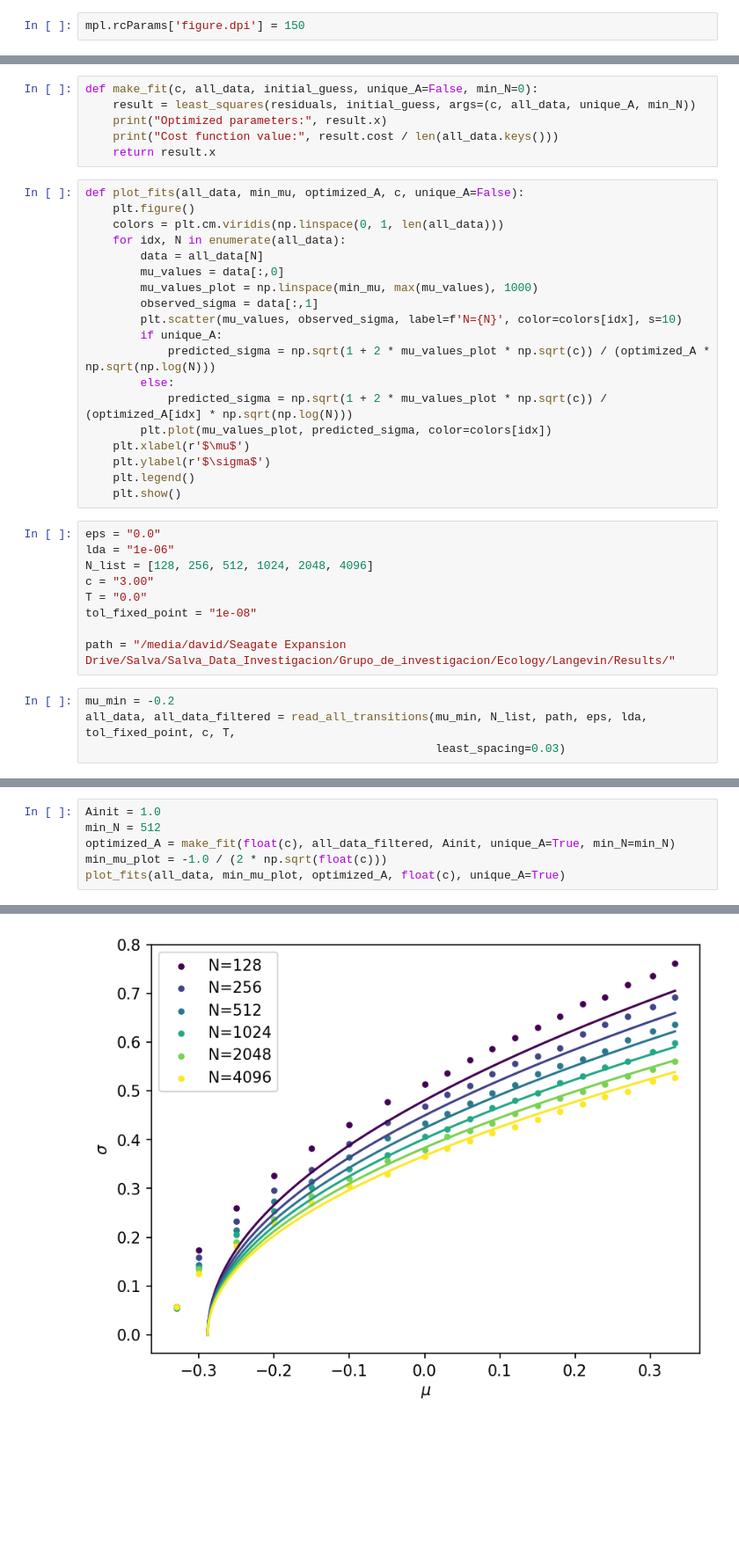
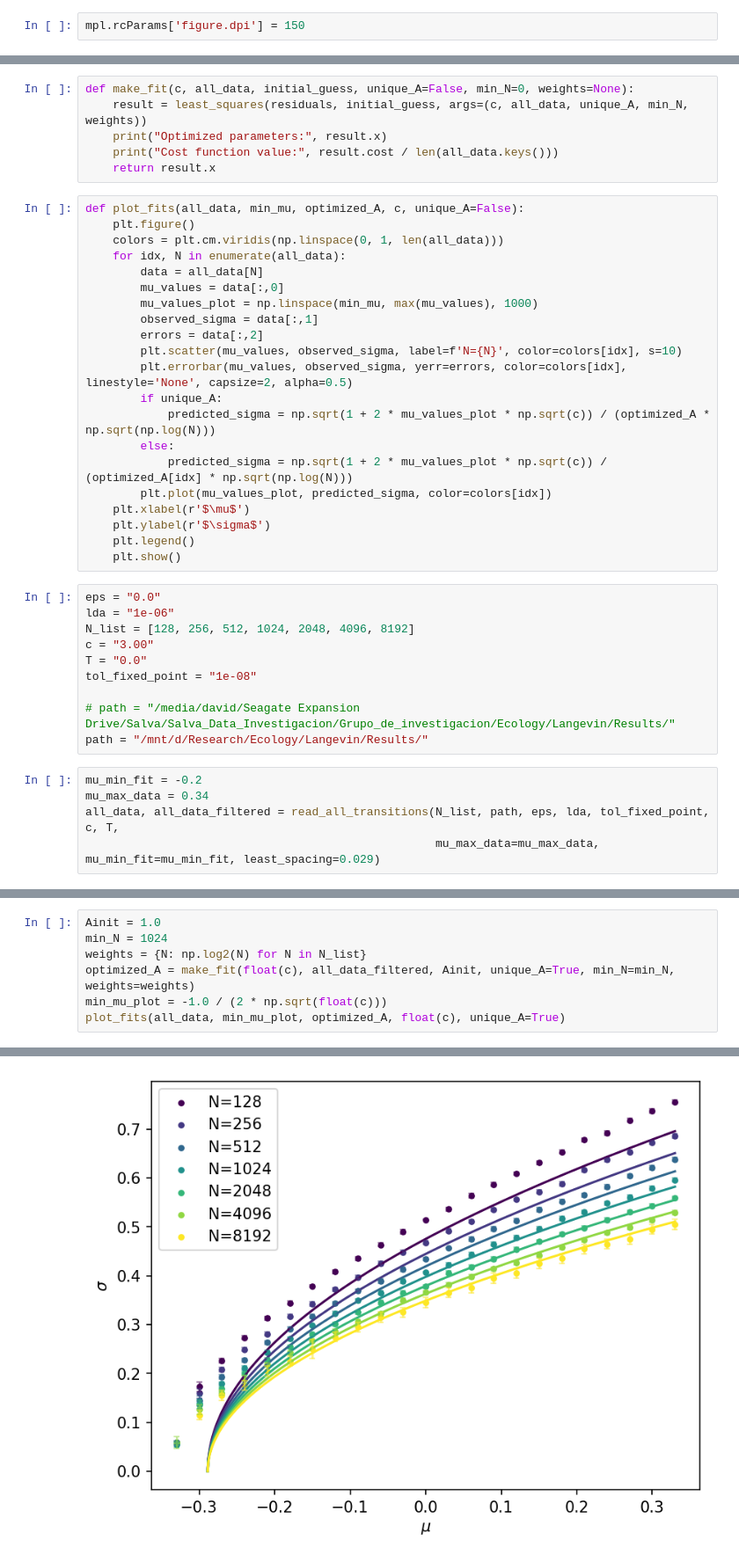
Before and after one commit to d4v1d-cub/Ecology, a Jupyter notebook: processing_data/fit_RMT_to_data.ipynb, the cells around one changed output, grey strips where cells are left out. Shown at 88% size. Saved outputs shown, nothing was run; the diff lists cells and outputs as text; blank space fills up the shorter version.

Commit message:
processing data

```diff
--- a/processing_data/fit_RMT_to_data.ipynb
+++ b/processing_data/fit_RMT_to_data.ipynb
@@ -51,7 +58,7 @@ def residuals(A, c, all_data, unique_A=False, min_N=0):
     return np.array(res)
 # %%
-def make_fit(c, all_data, initial_guess, unique_A=False, min_N=0):
-    result = least_squares(residuals, initial_guess, args=(c, all_data, unique_A, min_N))
+def make_fit(c, all_data, initial_guess, unique_A=False, min_N=0, weights=None):
+    result = least_squares(residuals, initial_guess, args=(c, all_data, unique_A, min_N, weights))
     print("Optimized parameters:", result.x)
     print("Cost function value:", result.cost / len(all_data.keys()))
     return result.x
@@ -64,7 +71,9 @@ def plot_fits(all_data, min_mu, optimized_A, c, unique_A=False):
         mu_values = data[:,0]
         mu_values_plot = np.linspace(min_mu, max(mu_values), 1000)
         observed_sigma = data[:,1]
+        errors = data[:,2]
         plt.scatter(mu_values, observed_sigma, label=f'N={N}', color=colors[idx], s=10)
+        plt.errorbar(mu_values, observed_sigma, yerr=errors, color=colors[idx], linestyle='None', capsize=2, alpha=0.5)
         if unique_A:
             predicted_sigma = np.sqrt(1 + 2 * mu_values_plot * np.sqrt(c)) / (optimized_A * np.sqrt(np.log(N)))
         else:
@@ -77,16 +86,18 @@ def plot_fits(all_data, min_mu, optimized_A, c, unique_A=False):
 # %%
 eps = "0.0"
 lda = "1e-06"
-N_list = [128, 256, 512, 1024, 2048, 4096]
+N_list = [128, 256, 512, 1024, 2048, 4096, 8192]
 c = "3.00"
 T = "0.0"
 tol_fixed_point = "1e-08"
 
-path = "/media/david/Seagate Expansion Drive/Salva/Salva_Data_Investigacion/Grupo_de_investigacion/Ecology/Langevin/Results/"
+# path = "/media/david/Seagate Expansion Drive/Salva/Salva_Data_Investigacion/Grupo_de_investigacion/Ecology/Langevin/Results/"
+path = "/mnt/d/Research/Ecology/Langevin/Results/"
 # %%
-mu_min = -0.2
-all_data, all_data_filtered = read_all_transitions(mu_min, N_list, path, eps, lda, tol_fixed_point, c, T,
-                                                   least_spacing=0.03)
+mu_min_fit = -0.2
+mu_max_data = 0.34
+all_data, all_data_filtered = read_all_transitions(N_list, path, eps, lda, tol_fixed_point, c, T,
+                                                   mu_max_data=mu_max_data, mu_min_fit=mu_min_fit, least_spacing=0.029)
 # %%
 Ainit = [1.0 for _ in N_list]
 optimized_A = make_fit(float(c), all_data_filtered, Ainit, unique_A=False)
@@ -99,7 +111,8 @@ Cost function value: 0.000873336569681006
 # %%
 Ainit = 1.0
-min_N = 512
-optimized_A = make_fit(float(c), all_data_filtered, Ainit, unique_A=True, min_N=min_N)
+min_N = 1024
+weights = {N: np.log2(N) for N in N_list}
+optimized_A = make_fit(float(c), all_data_filtered, Ainit, unique_A=True, min_N=min_N, weights=weights)
 min_mu_plot = -1.0 / (2 * np.sqrt(float(c)))
 plot_fits(all_data, min_mu_plot, optimized_A, float(c), unique_A=True)
 # %% [output]
@@ -108 +121 @@ Cost function value: 0.0004232849570728656
-[figure, old version]
+[figure, new version]
```
Also changed, not shown: parts of 5 cells of this notebook, 5 other files.
